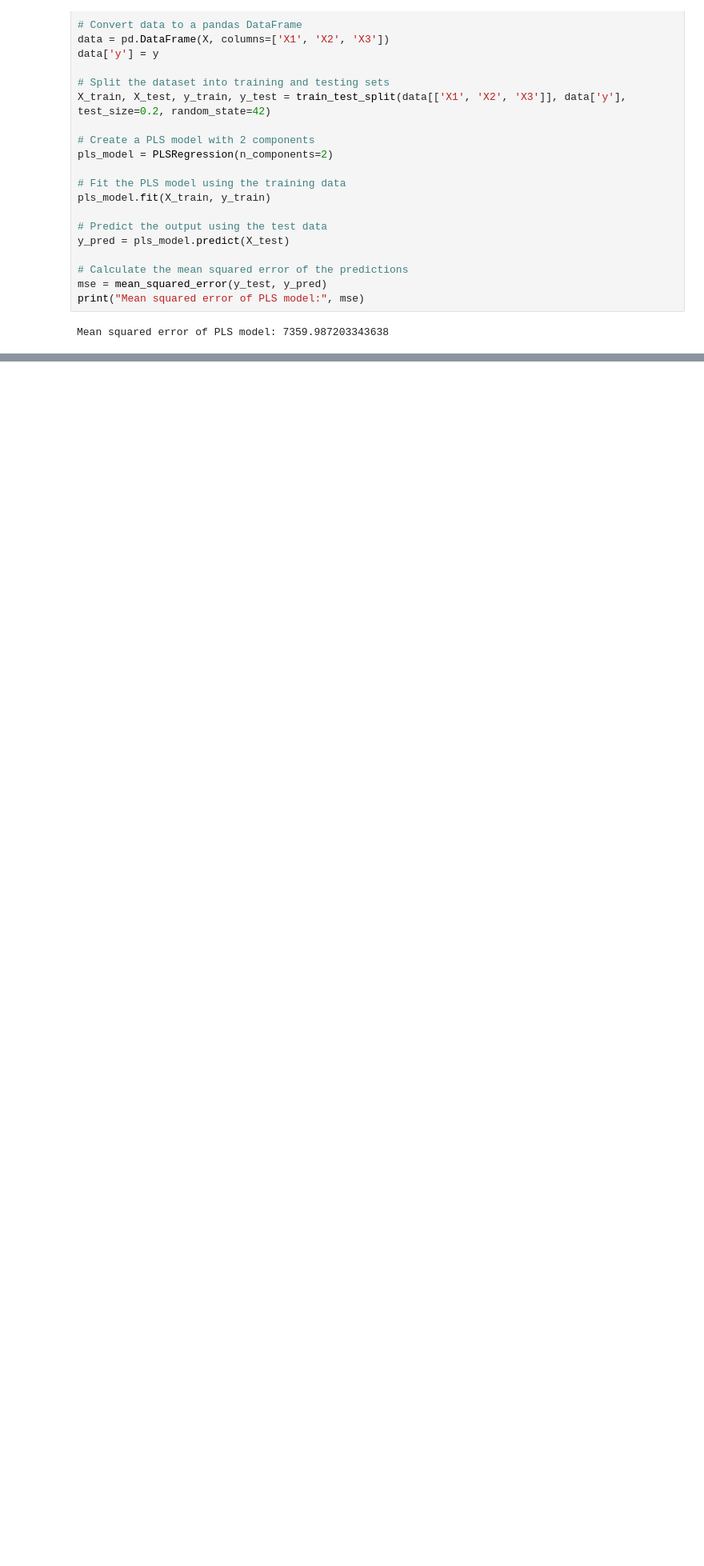
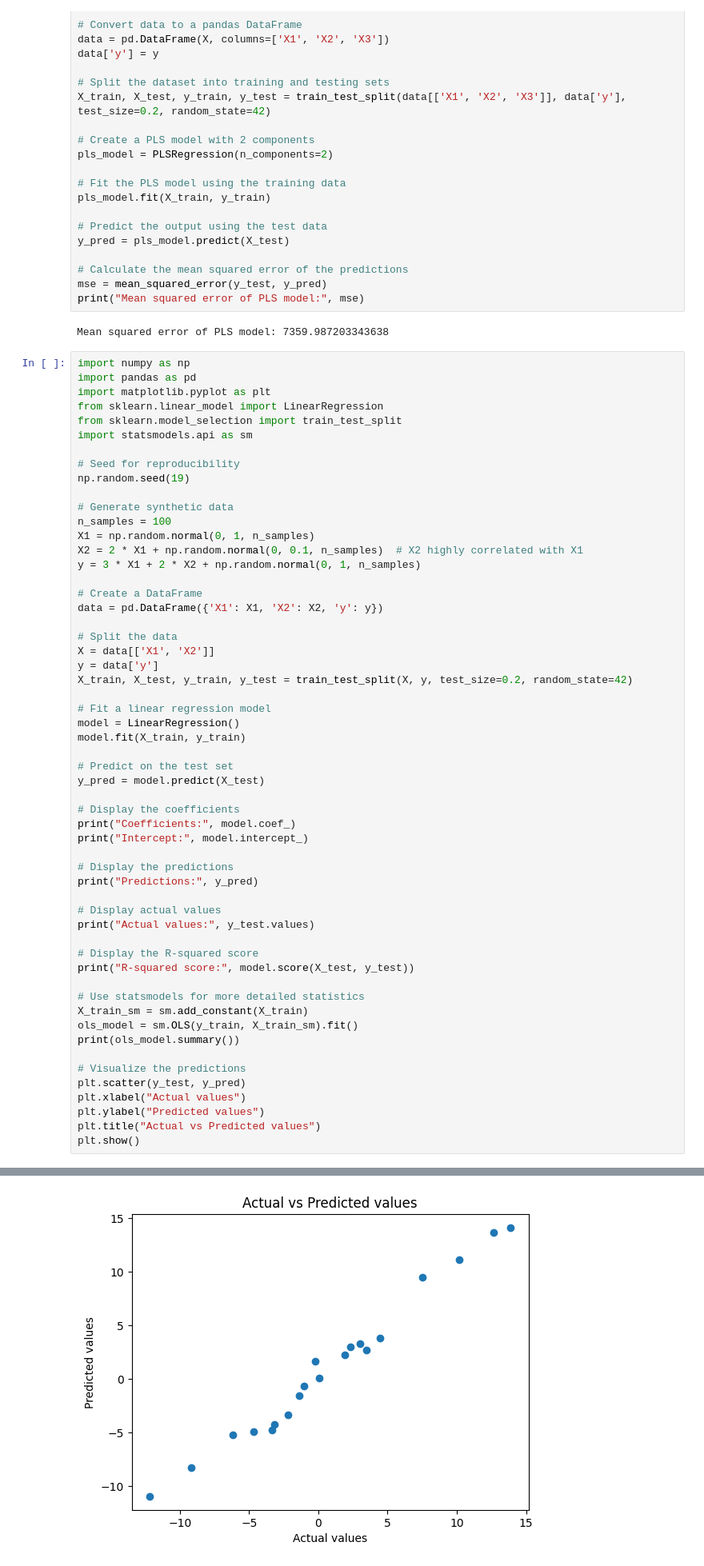
Before and after one commit to gulamkibria775/Machine-learning, a Jupyter notebook: 4. Regression_analysi/multicollinearity.ipynb, the cells around one changed output, grey strips where cells are left out. Shown: that part at 80% size. Cells and saved outputs as stored; diff of their text form; blank space fills up the shorter version.

```diff
--- a/4. Regression_analysi/multicollinearity.ipynb
+++ b/4. Regression_analysi/multicollinearity.ipynb
@@ -187,3 +187,60 @@ mse = mean_squared_error(y_test, y_pred)
 print("Mean squared error of PLS model:", mse)
 # %% [output]
 Mean squared error of PLS model: 7359.987203343638
+# %%
+import numpy as np
+import pandas as pd
+import matplotlib.pyplot as plt
+from sklearn.linear_model import LinearRegression
+from sklearn.model_selection import train_test_split
+import statsmodels.api as sm
+
+# Seed for reproducibility
+np.random.seed(19)
+
+# Generate synthetic data
+n_samples = 100
+X1 = np.random.normal(0, 1, n_samples)
+X2 = 2 * X1 + np.random.normal(0, 0.1, n_samples)  # X2 highly correlated with X1
+y = 3 * X1 + 2 * X2 + np.random.normal(0, 1, n_samples)
+
+# Create a DataFrame
+data = pd.DataFrame({'X1': X1, 'X2': X2, 'y': y})
+
+# Split the data
+X = data[['X1', 'X2']]
+y = data['y']
+X_train, X_test, y_train, y_test = train_test_split(X, y, test_size=0.2, random_state=42)
+
+# Fit a linear regression model
+model = LinearRegression()
+model.fit(X_train, y_train)
+
+# Predict on the test set
+y_pred = model.predict(X_test)
+
+# Display the coefficients
+print("Coefficients:", model.coef_)
+print("Intercept:", model.intercept_)
+
+# Display the predictions
+print("Predictions:", y_pred)
+
+# Display actual values
+print("Actual values:", y_test.values)
+
+# Display the R-squared score
+print("R-squared score:", model.score(X_test, y_test))
+
+# Use statsmodels for more detailed statistics
+X_train_sm = sm.add_constant(X_train)
+ols_model = sm.OLS(y_train, X_train_sm).fit()
+print(ols_model.summary())
+
+# Visualize the predictions
+plt.scatter(y_test, y_pred)
+plt.xlabel("Actual values")
+plt.ylabel("Predicted values")
+plt.title("Actual vs Predicted values")
+plt.show()
+# %% [output]
@@ -189,0 +264 @@ Mean squared error of PLS model: 7359.987203343638
+[figure, added]
```
Also changed, not shown: parts of 3 cells of this notebook, 1 other file.
